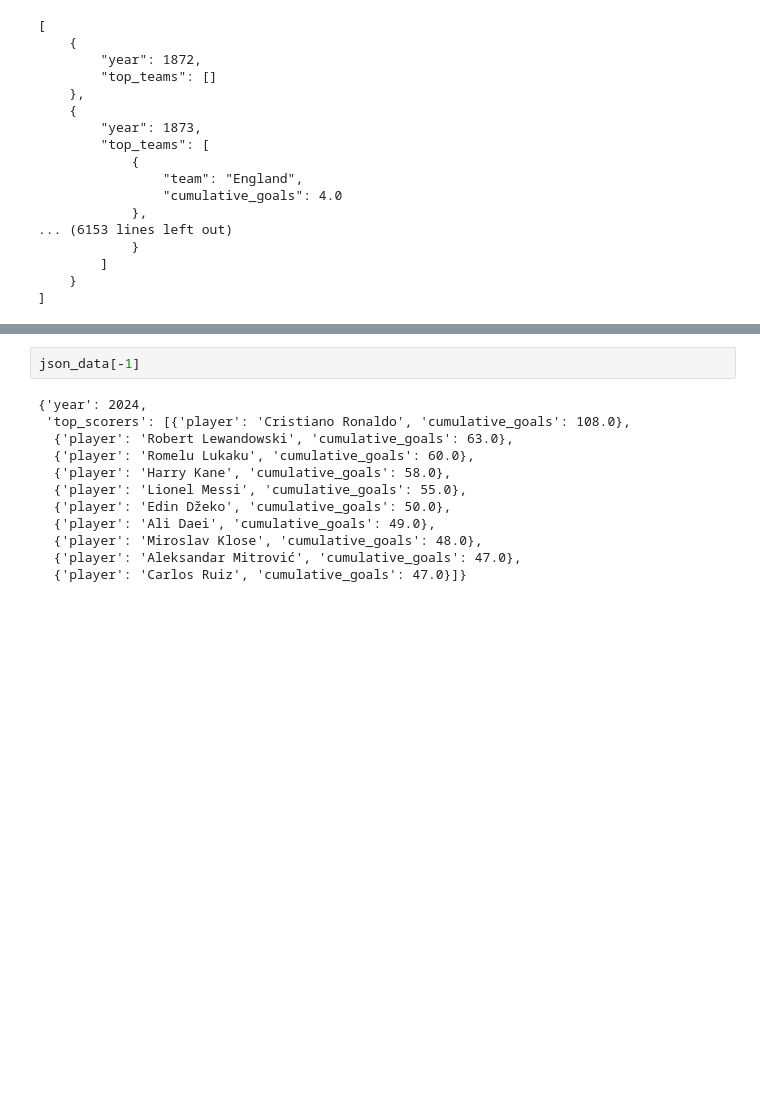
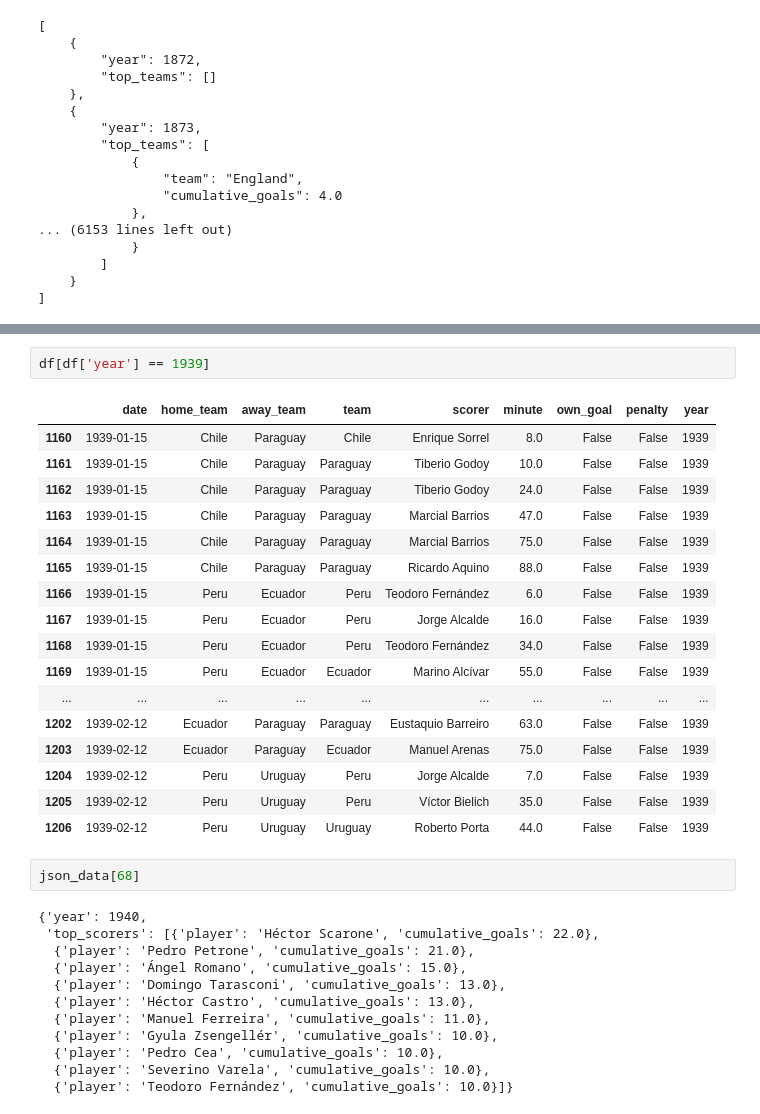
Before and after one commit to cmarshall1999/cmarshall1999.github.io, a Jupyter notebook: data/data-processing.ipynb, the cells around one changed output, grey strips where cells are left out. Drawn from its saved outputs; the diff is of its cells as text; blank space fills up the shorter version.

Commit message:
update data

```diff
--- a/data/data-processing.ipynb
+++ b/data/data-processing.ipynb
@@ -252,14 +272,34 @@ with open("top_goal_scorers_cumulative_goals_by_year.json", "w") as outfile:
+# %%
+df[df['year'] == 1939]
+# %% [output]
+|  | date | home_team | away_team | team | scorer | minute | own_goal | penalty | year |
+| 1160 | 1939-01-15 | Chile | Paraguay | Chile | Enrique Sorrel | 8.0 | False | False | 1939 |
+| 1161 | 1939-01-15 | Chile | Paraguay | Paraguay | Tiberio Godoy | 10.0 | False | False | 1939 |
+| 1162 | 1939-01-15 | Chile | Paraguay | Paraguay | Tiberio Godoy | 24.0 | False | False | 1939 |
+| 1163 | 1939-01-15 | Chile | Paraguay | Paraguay | Marcial Barrios | 47.0 | False | False | 1939 |
+| 1164 | 1939-01-15 | Chile | Paraguay | Paraguay | Marcial Barrios | 75.0 | False | False | 1939 |
+| 1165 | 1939-01-15 | Chile | Paraguay | Paraguay | Ricardo Aquino | 88.0 | False | False | 1939 |
+| 1166 | 1939-01-15 | Peru | Ecuador | Peru | Teodoro Fernández | 6.0 | False | False | 1939 |
+| 1167 | 1939-01-15 | Peru | Ecuador | Peru | Jorge Alcalde | 16.0 | False | False | 1939 |
+| 1168 | 1939-01-15 | Peru | Ecuador | Peru | Teodoro Fernández | 34.0 | False | False | 1939 |
+| 1169 | 1939-01-15 | Peru | Ecuador | Ecuador | Marino Alcívar | 55.0 | False | False | 1939 |
+| ... | ... | ... | ... | ... | ... | ... | ... | ... | ... |
+| 1202 | 1939-02-12 | Ecuador | Paraguay | Paraguay | Eustaquio Barreiro | 63.0 | False | False | 1939 |
+| 1203 | 1939-02-12 | Ecuador | Paraguay | Ecuador | Manuel Arenas | 75.0 | False | False | 1939 |
+| 1204 | 1939-02-12 | Peru | Uruguay | Peru | Jorge Alcalde | 7.0 | False | False | 1939 |
+| 1205 | 1939-02-12 | Peru | Uruguay | Peru | Víctor Bielich | 35.0 | False | False | 1939 |
+| 1206 | 1939-02-12 | Peru | Uruguay | Uruguay | Roberto Porta | 44.0 | False | False | 1939 |
 # %%
-json_data[-1]
+json_data[68]
 # %% [output]
-{'year': 2024,
- 'top_scorers': [{'player': 'Cristiano Ronaldo', 'cumulative_goals': 108.0},
-  {'player': 'Robert Lewandowski', 'cumulative_goals': 63.0},
-  {'player': 'Romelu Lukaku', 'cumulative_goals': 60.0},
-  {'player': 'Harry Kane', 'cumulative_goals': 58.0},
-  {'player': 'Lionel Messi', 'cumulative_goals': 55.0},
-  {'player': 'Edin Džeko', 'cumulative_goals': 50.0},
-  {'player': 'Ali Daei', 'cumulative_goals': 49.0},
-  {'player': 'Miroslav Klose', 'cumulative_goals': 48.0},
-  {'player': 'Aleksandar Mitrović', 'cumulative_goals': 47.0},
-  {'player': 'Carlos Ruiz', 'cumulative_goals': 47.0}]}
+{'year': 1940,
+ 'top_scorers': [{'player': 'Héctor Scarone', 'cumulative_goals': 22.0},
+  {'player': 'Pedro Petrone', 'cumulative_goals': 21.0},
+  {'player': 'Ángel Romano', 'cumulative_goals': 15.0},
+  {'player': 'Domingo Tarasconi', 'cumulative_goals': 13.0},
+  {'player': 'Héctor Castro', 'cumulative_goals': 13.0},
+  {'player': 'Manuel Ferreira', 'cumulative_goals': 11.0},
+  {'player': 'Gyula Zsengellér', 'cumulative_goals': 10.0},
+  {'player': 'Pedro Cea', 'cumulative_goals': 10.0},
+  {'player': 'Severino Varela', 'cumulative_goals': 10.0},
+  {'player': 'Teodoro Fernández', 'cumulative_goals': 10.0}]}
```
Also changed, not shown: parts of 3 cells of this notebook, 1 other file.
